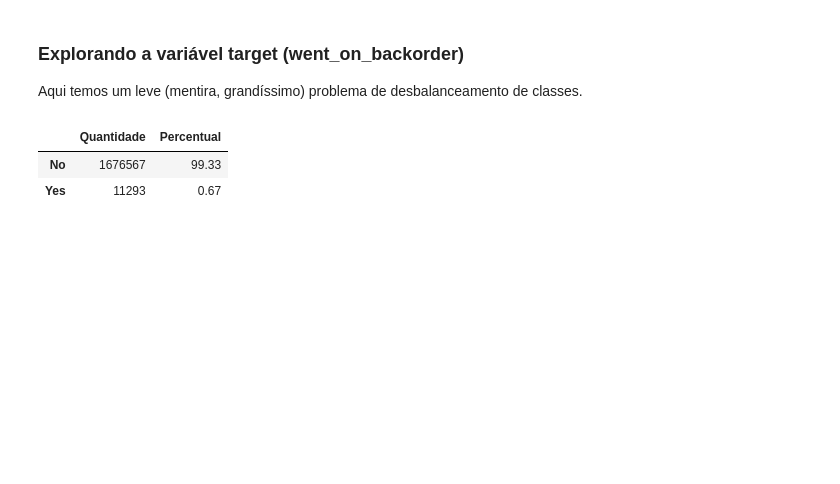
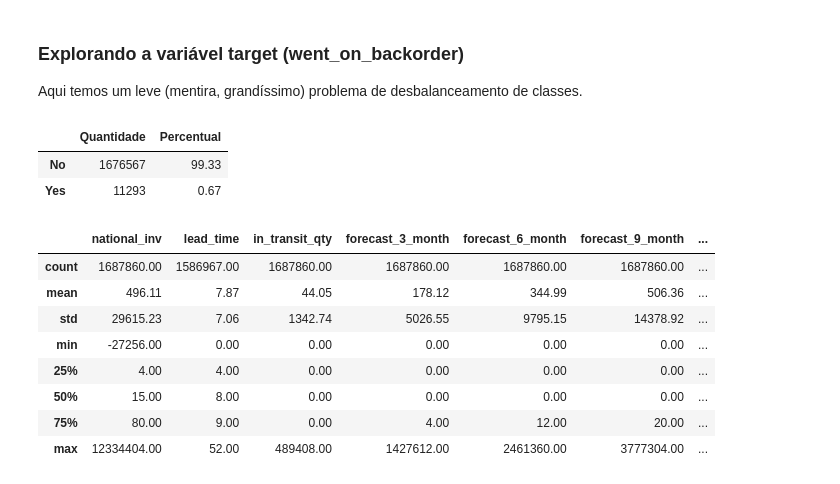
Before and after one commit to barbosarafael/Projetos, a Jupyter notebook: iNeuron_Back_order_prediction_Notebook/hackaton_ineuron_back_order_prediction.ipynb, the cells around one changed output. Cells and saved outputs as stored; diff of their text form; code cells hidden in the pictures; blank space fills up the shorter version.

```diff
--- a/iNeuron_Back_order_prediction_Notebook/hackaton_ineuron_back_order_prediction.ipynb
+++ b/iNeuron_Back_order_prediction_Notebook/hackaton_ineuron_back_order_prediction.ipynb
@@ -234,6 +354,18 @@ pd.concat([dados["went_on_backorder"].value_counts(),
 |  | Quantidade | Percentual |
 | No | 1676567 | 99.33 |
 | Yes | 11293 | 0.67 |
+# %%
+dados.describe().round(2)
+# %% [output]
+|  | national_inv | lead_time | in_transit_qty | forecast_3_month | forecast_6_month | forecast_9_month | ... |
+| count | 1687860.00 | 1586967.00 | 1687860.00 | 1687860.00 | 1687860.00 | 1687860.00 | ... |
+| mean | 496.11 | 7.87 | 44.05 | 178.12 | 344.99 | 506.36 | ... |
+| std | 29615.23 | 7.06 | 1342.74 | 5026.55 | 9795.15 | 14378.92 | ... |
+| min | -27256.00 | 0.00 | 0.00 | 0.00 | 0.00 | 0.00 | ... |
+| 25% | 4.00 | 4.00 | 0.00 | 0.00 | 0.00 | 0.00 | ... |
+| 50% | 15.00 | 8.00 | 0.00 | 0.00 | 0.00 | 0.00 | ... |
+| 75% | 80.00 | 9.00 | 0.00 | 4.00 | 12.00 | 20.00 | ... |
+| max | 12334404.00 | 52.00 | 489408.00 | 1427612.00 | 2461360.00 | 3777304.00 | ... |
 # %%
 dados.isnull().sum()
 # %% [output]
```
Also changed, not shown: parts of 30 cells of this notebook.
